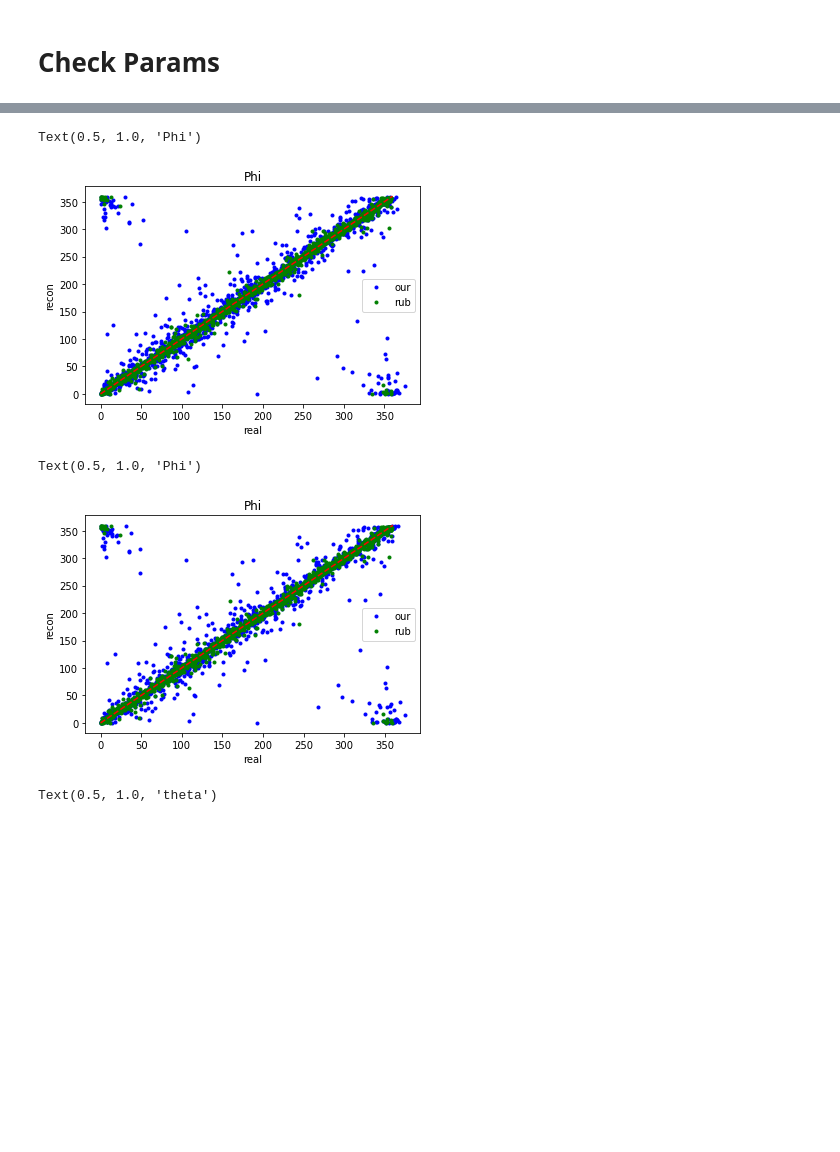
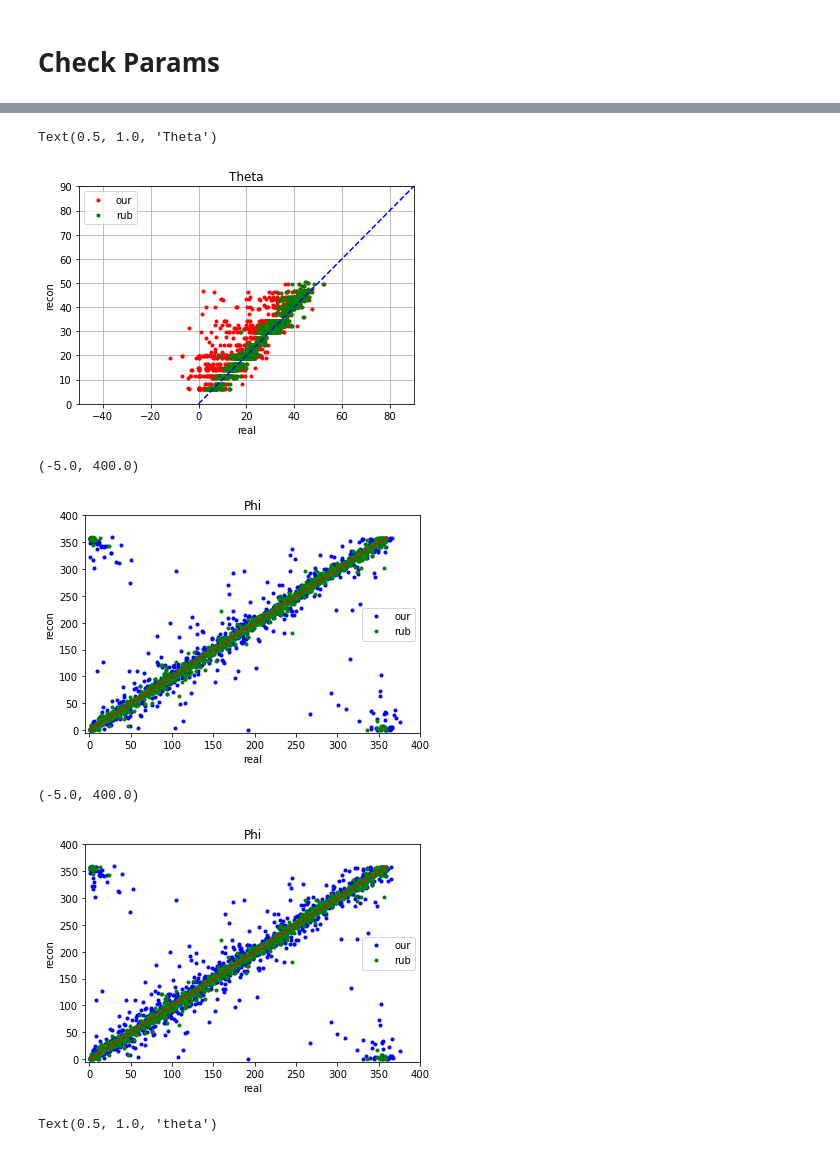
Before and after one commit to fitagdinov/Telescope_Array, a Jupyter notebook: Parameters_all/Notebooks/main_parameters.ipynb, the cells around one changed output, grey strips where cells are left out. Cells and saved outputs as stored; diff of their text form; code cells hidden in the pictures; blank space fills up the shorter version.

```diff
--- a/Parameters_all/Notebooks/main_parameters.ipynb
+++ b/Parameters_all/Notebooks/main_parameters.ipynb
@@ -932,3 +945,18 @@ Text(0.5, 1.0, 'Theta')
+# %%
+#without L
+plt.plot(params_list[-1,:,1]*180/3.1415,theta[:,0]*180/3.1415,'r.',label='our')
+plt.plot(recos[:,0],theta[:,0]*180/3.1415,'g.',label='rub')
+plt.plot([0,90],[0,90],'b--')
+plt.legend()
+plt.xlabel('real')
+plt.ylabel('recon')
+plt.xlim(-50,90)
+plt.ylim(0,90)
+plt.grid()
+plt.title('Theta')
+# %% [output]
+Text(0.5, 1.0, 'Theta')
+[figure, added]
 # %%
 # withot chiL
 plt.plot(tf.math.abs(params_list[-1,:,2]*180/3.1415),phi[:,0]*180/3.1415,'b.',label='our')
@@ -938,9 +966,11 @@ plt.legend()
 plt.xlabel('real')
 plt.ylabel('recon')
 plt.title('Phi')
+plt.xlim(-5,400)
+plt.ylim(-5,400)
 # %% [output]
-Text(0.5, 1.0, 'Phi')
+(-5.0, 400.0)
-[figure, old version]
+[figure, new version]
 # %%
 plt.plot(tf.math.abs(params_list[-1,:,2]*180/3.1415),phi[:,0]*180/3.1415,'b.',label='our')
 plt.plot(recos[:,1],phi[:,0]*180/3.1415,'g.',label='rub')
@@ -949,9 +979,11 @@ plt.legend()
 plt.xlabel('real')
 plt.ylabel('recon')
 plt.title('Phi')
+plt.xlim(-5,400)
+plt.ylim(-5,400)
 # %% [output]
-Text(0.5, 1.0, 'Phi')
+(-5.0, 400.0)
-[figure, old version]
+[figure, new version]
 # %%
 fig,axs = plt.subplots(1,2,figsize=(11,5))
 axs[0].plot(tf.math.abs(params_list[-1,:,2]*180/3.1415),phi[:,0]*180/3.1415,'b.',label='our')
```
Also changed, not shown: parts of 7 cells of this notebook, 1 other file.
